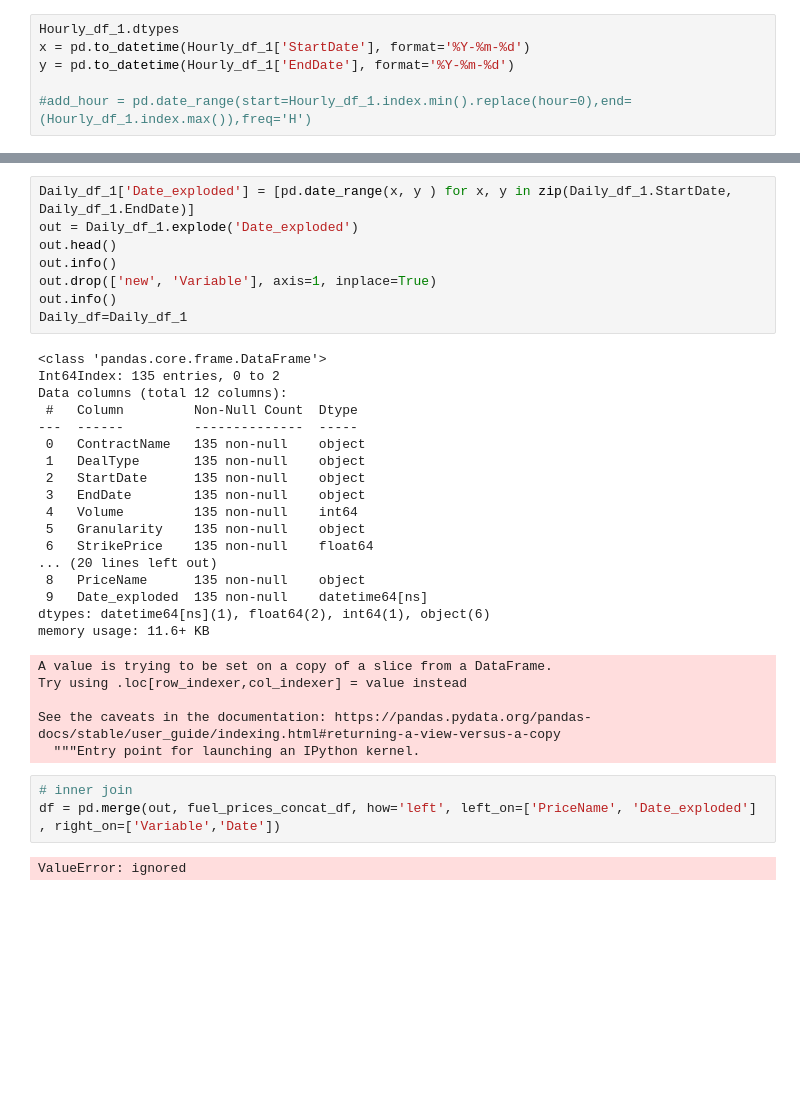
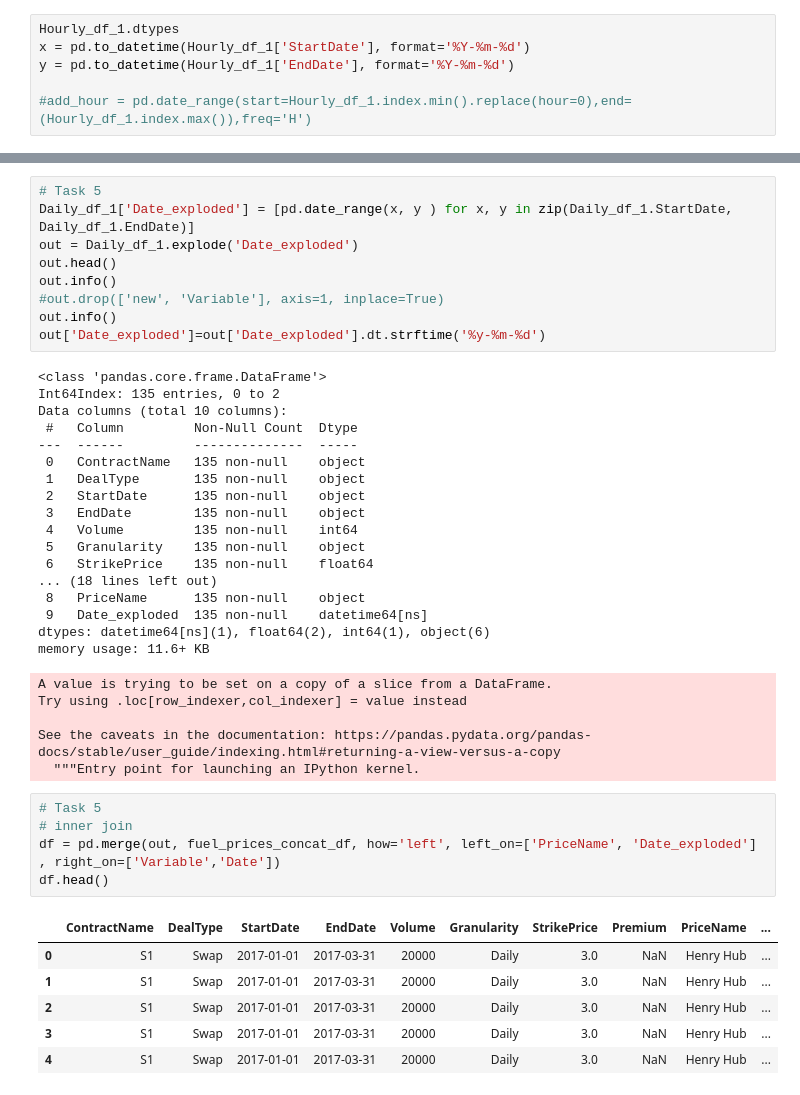
Before and after one commit to bhargobjs/cquantIO, a Jupyter notebook: CquNTIO.ipynb, the cells around one changed output, grey strips where cells are left out. Cells and saved outputs as stored; diff of their text form; blank space fills up the shorter version.

```diff
--- a/CquNTIO.ipynb
+++ b/CquNTIO.ipynb
@@ -292,17 +305,18 @@ Daily_df_1.head()
 | 0 | S1 | Swap | 2017-01-01 | 2017-03-31 | 20000 | Daily | 3.0 | NaN | Henry Hub |
 | 2 | O1 | European option | 2017-06-01 | 2017-07-15 | 10000 | Daily | 2.9 | 0.1 | GDA_TETSTX |
 # %%
+# Task 5
 Daily_df_1['Date_exploded'] = [pd.date_range(x, y ) for x, y in zip(Daily_df_1.StartDate, Daily_df_1.EndDate)]
 out = Daily_df_1.explode('Date_exploded')
 out.head()
 out.info()
-out.drop(['new', 'Variable'], axis=1, inplace=True)
+#out.drop(['new', 'Variable'], axis=1, inplace=True)
 out.info()
-Daily_df=Daily_df_1
+out['Date_exploded']=out['Date_exploded'].dt.strftime('%y-%m-%d')
 # %% [output]
 <class 'pandas.core.frame.DataFrame'>
 Int64Index: 135 entries, 0 to 2
-Data columns (total 12 columns):
+Data columns (total 10 columns):
  #   Column         Non-Null Count  Dtype
 ---  ------         --------------  -----
  0   ContractName   135 non-null    object
@@ -312,7 +326,7 @@ Data columns (total 12 columns):
  4   Volume         135 non-null    int64
  5   Granularity    135 non-null    object
  6   StrikePrice    135 non-null    float64
-... (20 lines left out)
+... (18 lines left out)
  8   PriceName      135 non-null    object
  9   Date_exploded  135 non-null    datetime64[ns]
 dtypes: datetime64[ns](1), float64(2), int64(1), object(6)
@@ -323,8 +337,15 @@ Try using .loc[row_indexer,col_indexer] = value instead
 See the caveats in the documentation: https://pandas.pydata.org/pandas-docs/stable/user_guide/indexing.html#returning-a-view-versus-a-copy
   """Entry point for launching an IPython kernel.
 # %%
+# Task 5
 # inner join
 df = pd.merge(out, fuel_prices_concat_df, how='left', left_on=['PriceName', 'Date_exploded'] , right_on=['Variable','Date'])
+df.head()
 # %% [output]
-ValueError: ignored
+|  | ContractName | DealType | StartDate | EndDate | Volume | Granularity | StrikePrice | Premium | PriceName | ... |
+| 0 | S1 | Swap | 2017-01-01 | 2017-03-31 | 20000 | Daily | 3.0 | NaN | Henry Hub | ... |
+| 1 | S1 | Swap | 2017-01-01 | 2017-03-31 | 20000 | Daily | 3.0 | NaN | Henry Hub | ... |
+| 2 | S1 | Swap | 2017-01-01 | 2017-03-31 | 20000 | Daily | 3.0 | NaN | Henry Hub | ... |
+| 3 | S1 | Swap | 2017-01-01 | 2017-03-31 | 20000 | Daily | 3.0 | NaN | Henry Hub | ... |
+| 4 | S1 | Swap | 2017-01-01 | 2017-03-31 | 20000 | Daily | 3.0 | NaN | Henry Hub | ... |
 # %%
```
Also changed, not shown: parts of 12 cells of this notebook.
